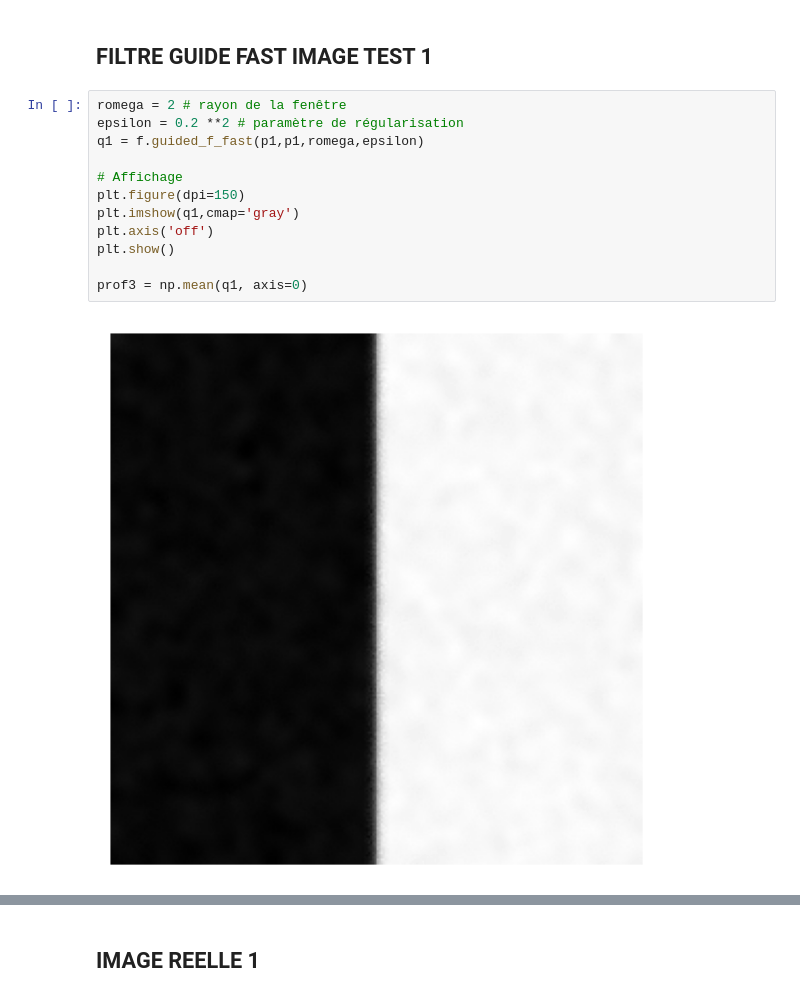
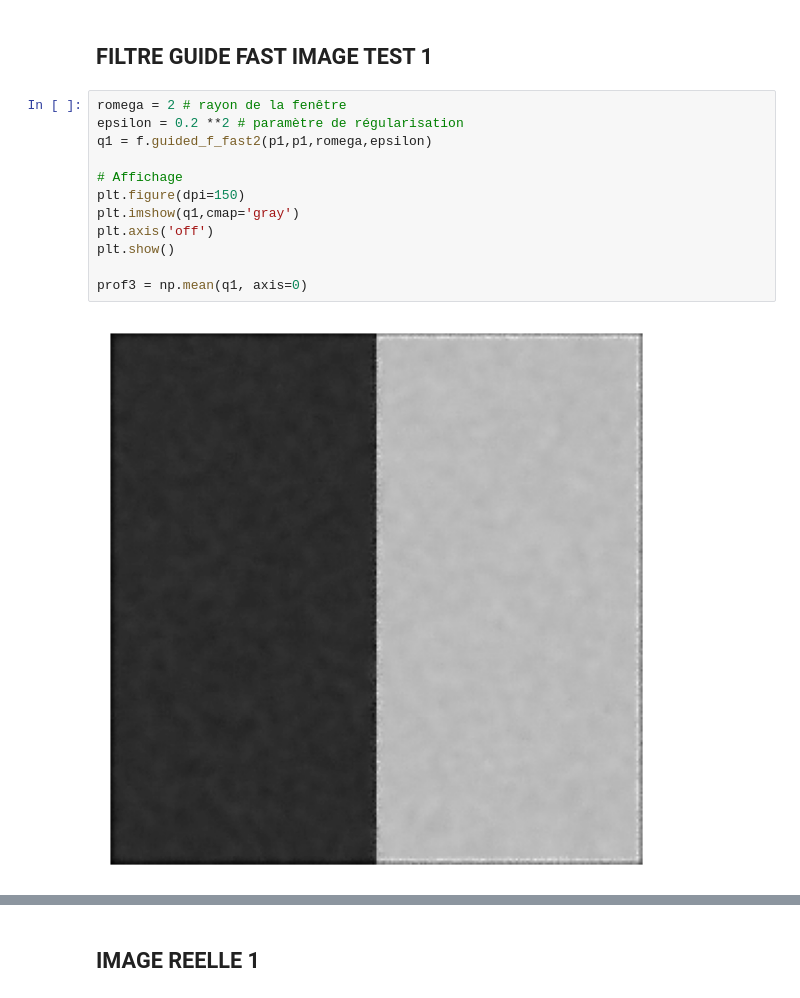
Before and after one commit to nizurc/2025-projet-S2-MMA-analyse-image, a Jupyter notebook: Guided Image Filtering.ipynb, the cells around one changed output, grey strips where cells are left out. Cells and saved outputs as stored; diff of their text form.

```diff
--- a/Guided Image Filtering.ipynb
+++ b/Guided Image Filtering.ipynb
@@ -89,17 +88,17 @@ plt.show()
 # %%
 romega = 2 # rayon de la fenêtre
 epsilon = 0.2 **2 # paramètre de régularisation
-q1 = f.guided_f_fast(p1,p1,romega,epsilon)
+q1 = f.guided_f_fast2(p1,p1,romega,epsilon)
 
 # Affichage
 plt.figure(dpi=150)
 plt.imshow(q1,cmap='gray')
 plt.axis('off')
 plt.show()
 
 prof3 = np.mean(q1, axis=0)
 # %% [output]
-[figure, old version]
+[figure, new version]
 # %%
 plt.plot(prof1, label='Gaussian')
 plt.plot(prof2, label='Bilateral')
```
Also changed, not shown: parts of 5 cells of this notebook, 1 other file.
